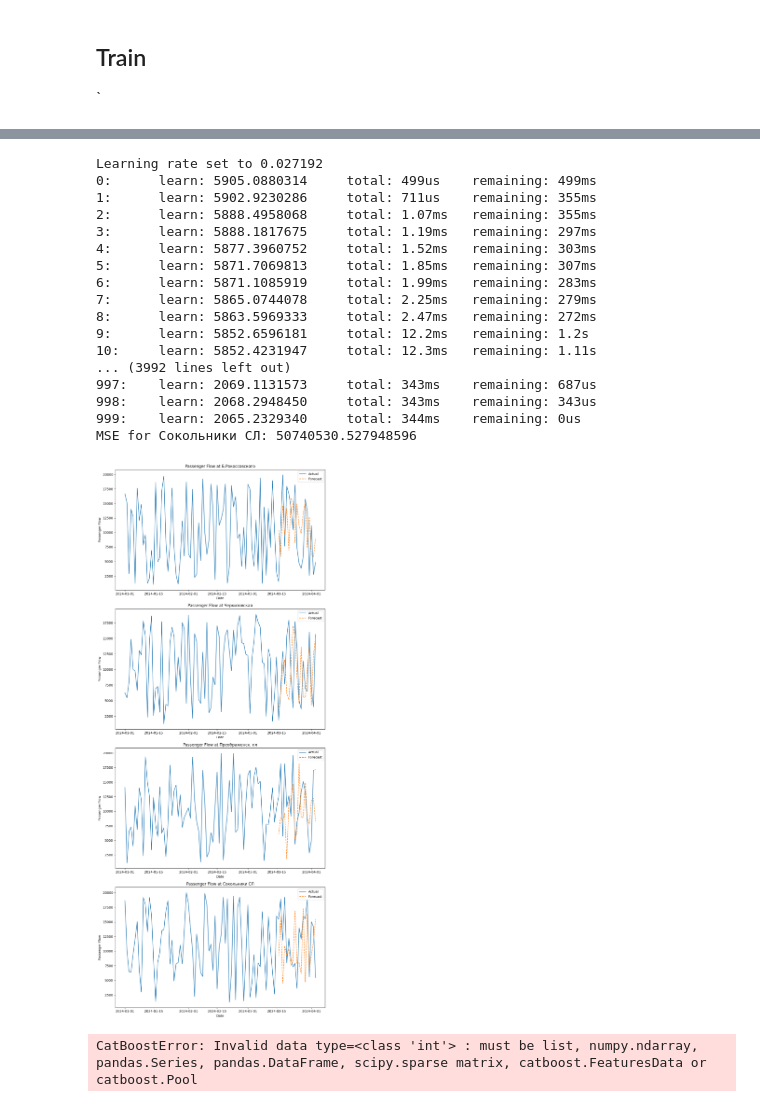
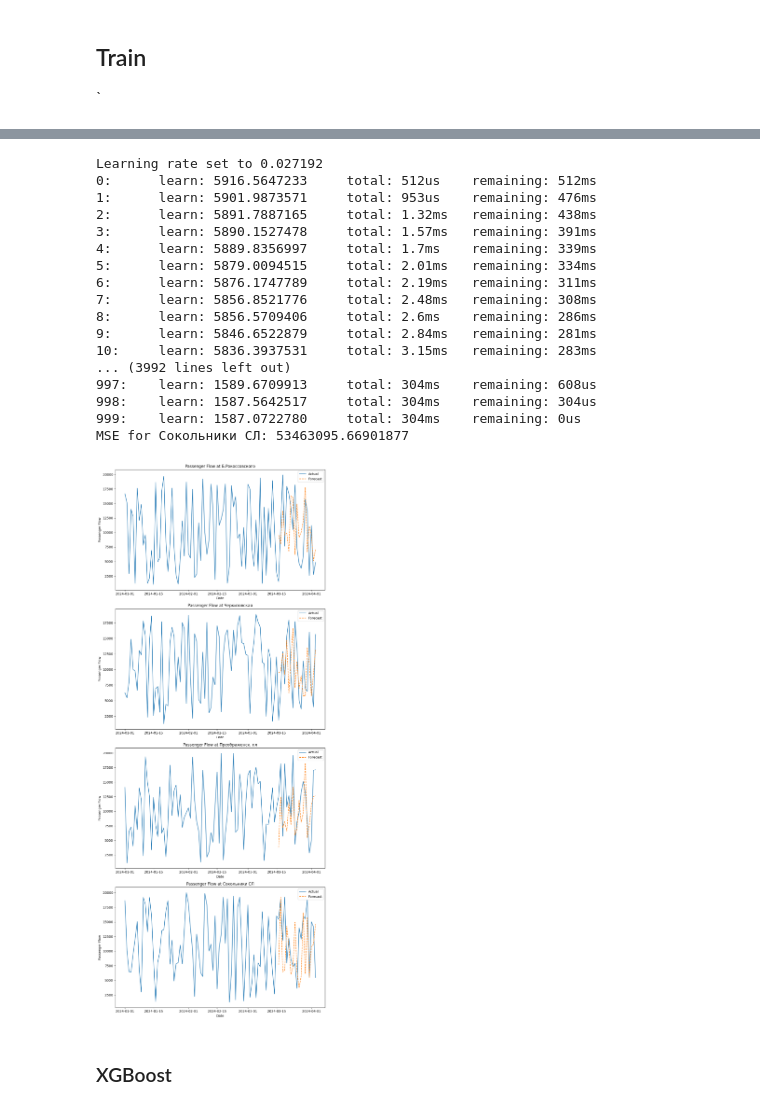
Before and after one commit to b3GOR/METRO_bot, a Jupyter notebook: noteboo.ipynb, the cells around one changed output, grey strips where cells are left out. Drawn from its saved outputs; the diff is of its cells as text; code cells hidden in the pictures.

```diff
--- a/noteboo.ipynb
+++ b/noteboo.ipynb
@@ -49,3 +73,0 @@ memory usage: 238.8 KB
-# %%
-df['weekday'] = (df['Date'].dt.dayofweek < 5).astype(int)
-df['weekend'] = (df['Date'].dt.dayofweek >= 5).astype(int)
@@ -55,5 +74,18 @@ result = adfuller(df['Черкизовская'])
 # %% [markdown]
 ## EDA
+# %%
+plt.figure(figsize=(8,6))
+for station in df.columns[1:]:  # Начинаем с индекса 1, так как первый столбец содержит даты
+    plt.plot(df['Date'], df[station], label=station)
+
+# Добавляем подписи к осям и легенду
+plt.xlabel('Date')
+plt.ylabel('Passenger Flow')
+plt.title('Passenger Flow at Different Stations Over Time')
+plt.legend()
+
+# Отображаем график
+plt.show()
 # %% [markdown]
 ##  Train
 `
@@ -142,7 +145,7 @@ fig, axes = plt.subplots(len(stations), figsize=(10, 6*len(stations)))
 # Перебираем каждую станцию
 for i, station in enumerate(stations):
     # Разделение данных на признаки (X) и целевую переменную (y)
-    X = df[['day_sequence','weekday','weekend']]  # Исключаем столбец с датами и текущую станцию
+    X = df[['day','weekday','weekend','month']]  # Исключаем столбец с датами и текущую станцию
     y = df[station]
 
     # Разделение данных на обучающий и тестовый наборы
@@ -161,8 +164,8 @@ for i, station in enumerate(stations):
     print(f"MSE for {station}: {mse}")
 
     # Построение графика фактических и предсказанных значений
-    axes[i].plot(df['day_sequence'], y, label='Actual')
-    axes[i].plot(df['day_sequence'][-len(y_pred):], y_pred, label='Forecast', linestyle='--')
+    axes[i].plot(df['Date'], y, label='Actual')
+    axes[i].plot(df['Date'][-len(y_pred):], y_pred, label='Forecast', linestyle='--')
     axes[i].set_title(f'Passenger Flow at {station}')
     axes[i].set_xlabel('Date')
     axes[i].set_ylabel('Passenger Flow')
@@ -191,7 +216,7 @@ fig, axes = plt.subplots(len(stations), figsize=(10, 6*len(stations)))
 # Перебираем каждую станцию
 for i, station in enumerate(stations):
     # Разделение данных на признаки (X) и целевую переменную (y)
-    X = df[['day_sequence','weekday','weekend']]  # Исключаем столбец с датами и текущую станцию
+    X = df[['day','weekday','weekend','month']]  # Исключаем столбец с датами и текущую станцию
     y = df[station]
 
     # Разделение данных на обучающий и тестовый наборы
@@ -210,8 +235,8 @@ for i, station in enumerate(stations):
     print(f"MSE for {station}: {mse}")
 
     # Построение графика фактических и предсказанных значений
-    axes[i].plot(df['day_sequence'], y, label='Actual')
-    axes[i].plot(df['day_sequence'][-len(y_pred):], y_pred, label='Forecast', linestyle='--')
+    axes[i].plot(df['Date'], y, label='Actual')
+    axes[i].plot(df['Date'][-len(y_pred):], y_pred, label='Forecast', linestyle='--')
     axes[i].set_title(f'Passenger Flow at {station}')
     axes[i].set_xlabel('Date')
     axes[i].set_ylabel('Passenger Flow')
@@ -230,66 +257,67 @@ MSE for Сокольники СЛ: 49788761.15100527
 # %%
-
 from catboost import CatBoostRegressor
-
+from sklearn.model_selection import train_test_split
+from sklearn.metrics import mean_squared_error
 # Получаем список станций
 stations = df.columns[1:5]  # Первый столбец содержит даты, поэтому начинаем с индекса 1
 
+station_models={}
 # Создаем фигуру для графиков
 fig, axes = plt.subplots(len(stations), figsize=(10, 6*len(stations)))
 
 # Перебираем каждую станцию
 for i, station in enumerate(stations):
     # Разделение данных на признаки (X) и целевую переменную (y)
-    X = df[['day_sequence','weekday','weekend']]  # Исключаем столбец с датами и текущую станцию
+    X = df[['day','weekday','weekend','month']]  # Исключаем столбец с датами и текущую станцию
     y = df[station]
 
     # Разделение данных на обучающий и тестовый наборы
     X_train, X_test, y_train, y_test = train_test_split(X, y, test_size=0.2, random_state=42)
 
     # Создание и обучение модели линейной регрессии
     model = CatBoostRegressor()
     model.fit(X_train, y_train)
 
 
     # Прогнозирование на тестовом наборе
     y_pred = model.predict(X_test)
 
     # Вычисление MSE на тестовом наборе
     mse = mean_squared_error(y_test, y_pred)
     print(f"MSE for {station}: {mse}")
 
     # Построение графика фактических и предсказанных значений
     axes[i].plot(df['Date'], y, label='Actual')
     axes[i].plot(df['Date'][-len(y_pred):], y_pred, label='Forecast', linestyle='--')
     axes[i].set_title(f'Passenger Flow at {station}')
     axes[i].set_xlabel('Date')
     axes[i].set_ylabel('Passenger Flow')
     axes[i].legend()
 
+    station_models[station] = model
+
 # Размещение графиков
 plt.tight_layout()
 
 plt.show()
 # %% [output]
 Learning rate set to 0.027192
-0:      learn: 5905.0880314     total: 499us    remaining: 499ms
-1:      learn: 5902.9230286     total: 711us    remaining: 355ms
-2:      learn: 5888.4958068     total: 1.07ms   remaining: 355ms
-3:      learn: 5888.1817675     total: 1.19ms   remaining: 297ms
-4:      learn: 5877.3960752     total: 1.52ms   remaining: 303ms
-5:      learn: 5871.7069813     total: 1.85ms   remaining: 307ms
-6:      learn: 5871.1085919     total: 1.99ms   remaining: 283ms
-7:      learn: 5865.0744078     total: 2.25ms   remaining: 279ms
-8:      learn: 5863.5969333     total: 2.47ms   remaining: 272ms
-9:      learn: 5852.6596181     total: 12.2ms   remaining: 1.2s
-10:     learn: 5852.4231947     total: 12.3ms   remaining: 1.11s
+0:      learn: 5916.5647233     total: 512us    remaining: 512ms
+1:      learn: 5901.9873571     total: 953us    remaining: 476ms
+2:      learn: 5891.7887165     total: 1.32ms   remaining: 438ms
+3:      learn: 5890.1527478     total: 1.57ms   remaining: 391ms
+4:      learn: 5889.8356997     total: 1.7ms    remaining: 339ms
+5:      learn: 5879.0094515     total: 2.01ms   remaining: 334ms
+6:      learn: 5876.1747789     total: 2.19ms   remaining: 311ms
+7:      learn: 5856.8521776     total: 2.48ms   remaining: 308ms
+8:      learn: 5856.5709406     total: 2.6ms    remaining: 286ms
+9:      learn: 5846.6522879     total: 2.84ms   remaining: 281ms
+10:     learn: 5836.3937531     total: 3.15ms   remaining: 283ms
 ... (3992 lines left out)
-997:    learn: 2069.1131573     total: 343ms    remaining: 687us
-998:    learn: 2068.2948450     total: 343ms    remaining: 343us
-999:    learn: 2065.2329340     total: 344ms    remaining: 0us
-MSE for Сокольники СЛ: 50740530.527948596
+997:    learn: 1589.6709913     total: 304ms    remaining: 608us
+998:    learn: 1587.5642517     total: 304ms    remaining: 304us
+999:    learn: 1587.0722780     total: 304ms    remaining: 0us
+MSE for Сокольники СЛ: 53463095.66901877
-[figure, old version]
+[figure, new version]
-# %%
-model.predict(95)
-# %% [output]
-CatBoostError: Invalid data type=<class 'int'> : must be list, numpy.ndarray, pandas.Series, pandas.DataFrame, scipy.sparse matrix, catboost.FeaturesData or catboost.Pool
+# %% [markdown]
+### XGBoost
```
Also changed, not shown: parts of 33 cells of this notebook, 5 other files.
